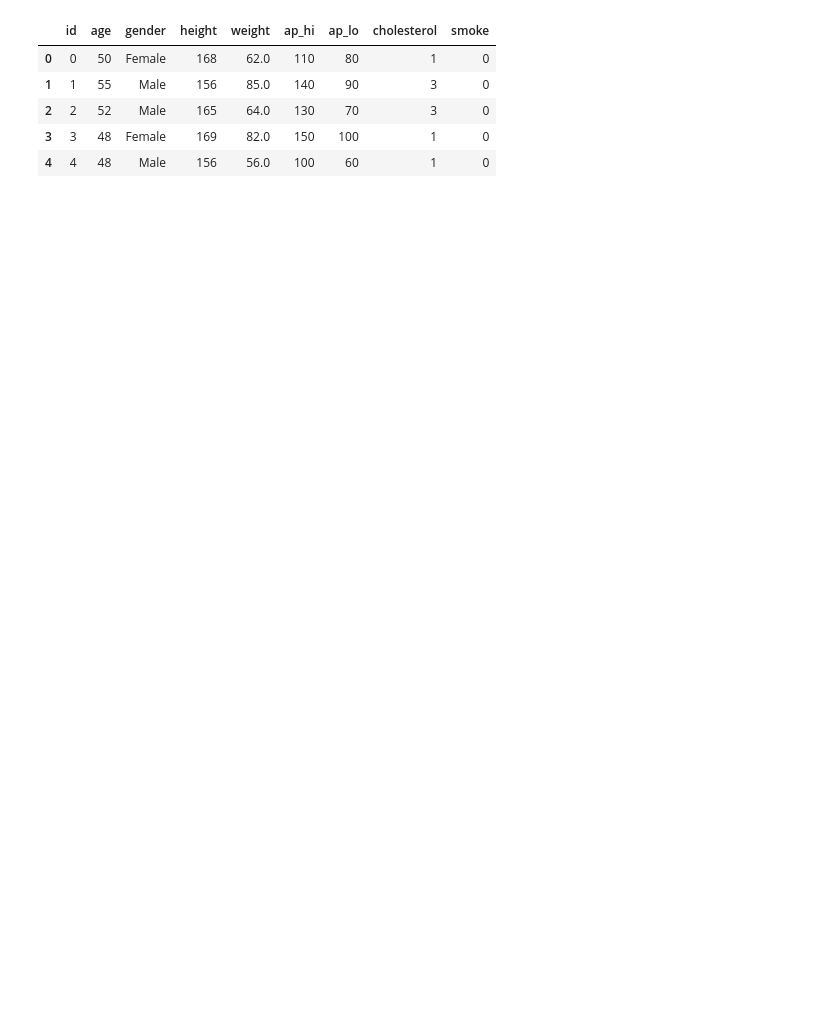
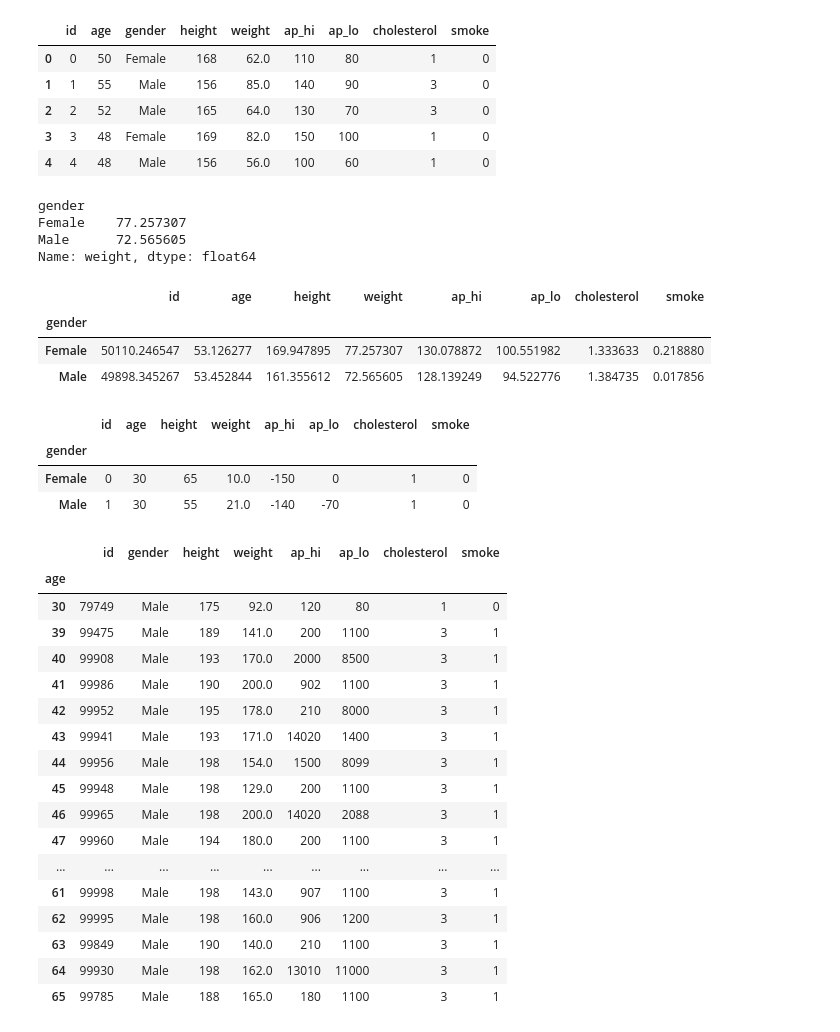
Before and after one commit to JudsonMorgan/Python-for-Data-Analyst, a Jupyter notebook: Introduction-to-Pandas.ipynb, the cells around one changed output. Saved outputs shown, nothing was run; the diff lists cells and outputs as text; code cells hidden in the pictures; blank space fills up the shorter version.

```diff
--- a/Introduction-to-Pandas.ipynb
+++ b/Introduction-to-Pandas.ipynb
@@ -1861,3 +1852,45 @@ cardio.head()
 | 2 | 2 | 52 | Male | 165 | 64.0 | 130 | 70 | 3 | 0 |
 | 3 | 3 | 48 | Female | 169 | 82.0 | 150 | 100 | 1 | 0 |
 | 4 | 4 | 48 | Male | 156 | 56.0 | 100 | 60 | 1 | 0 |
+# %%
+cardio.groupby(['gender'])['weight'].mean()
+# %% [output]
+gender
+Female    77.257307
+Male      72.565605
+Name: weight, dtype: float64
+# %%
+cardio.groupby('gender', dropna=False).mean()
+# %% [output]
+|  | id | age | height | weight | ap_hi | ap_lo | cholesterol | smoke |
+| gender |  |  |  |  |  |  |  |  |
+| Female | 50110.246547 | 53.126277 | 169.947895 | 77.257307 | 130.078872 | 100.551982 | 1.333633 | 0.218880 |
+| Male | 49898.345267 | 53.452844 | 161.355612 | 72.565605 | 128.139249 | 94.522776 | 1.384735 | 0.017856 |
+# %%
+cardio.groupby('gender', dropna=False).min()
+# %% [output]
+|  | id | age | height | weight | ap_hi | ap_lo | cholesterol | smoke |
+| gender |  |  |  |  |  |  |  |  |
+| Female | 0 | 30 | 65 | 10.0 | -150 | 0 | 1 | 0 |
+| Male | 1 | 30 | 55 | 21.0 | -140 | -70 | 1 | 0 |
+# %%
+cardio.groupby('age', dropna=False).max()
+# %% [output]
+|  | id | gender | height | weight | ap_hi | ap_lo | cholesterol | smoke |
+| age |  |  |  |  |  |  |  |  |
+| 30 | 79749 | Male | 175 | 92.0 | 120 | 80 | 1 | 0 |
+| 39 | 99475 | Male | 189 | 141.0 | 200 | 1100 | 3 | 1 |
+| 40 | 99908 | Male | 193 | 170.0 | 2000 | 8500 | 3 | 1 |
+| 41 | 99986 | Male | 190 | 200.0 | 902 | 1100 | 3 | 1 |
+| 42 | 99952 | Male | 195 | 178.0 | 210 | 8000 | 3 | 1 |
+| 43 | 99941 | Male | 193 | 171.0 | 14020 | 1400 | 3 | 1 |
+| 44 | 99956 | Male | 198 | 154.0 | 1500 | 8099 | 3 | 1 |
+| 45 | 99948 | Male | 198 | 129.0 | 200 | 1100 | 3 | 1 |
+| 46 | 99965 | Male | 198 | 200.0 | 14020 | 2088 | 3 | 1 |
+| 47 | 99960 | Male | 194 | 180.0 | 200 | 1100 | 3 | 1 |
+| ... | ... | ... | ... | ... | ... | ... | ... | ... |
+| 61 | 99998 | Male | 198 | 143.0 | 907 | 1100 | 3 | 1 |
+| 62 | 99995 | Male | 198 | 160.0 | 906 | 1200 | 3 | 1 |
+| 63 | 99849 | Male | 190 | 140.0 | 210 | 1100 | 3 | 1 |
+| 64 | 99930 | Male | 198 | 162.0 | 13010 | 11000 | 3 | 1 |
+| 65 | 99785 | Male | 188 | 165.0 | 180 | 1100 | 3 | 1 |
```
Also changed, not shown: parts of 7 cells of this notebook.
